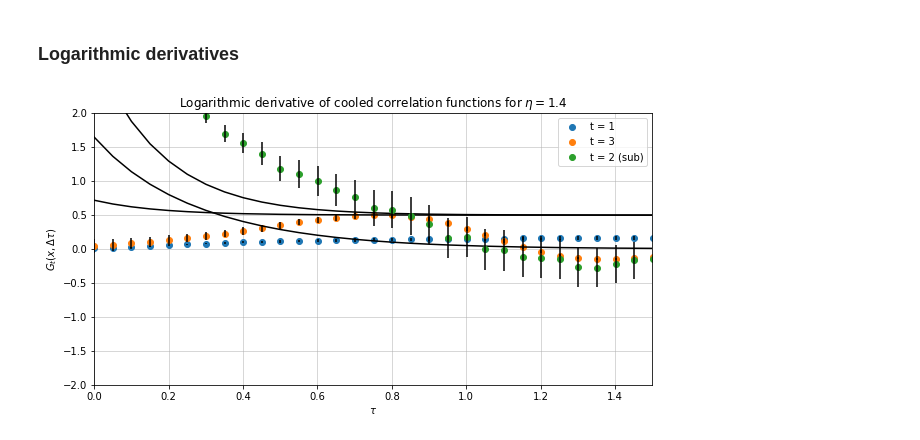
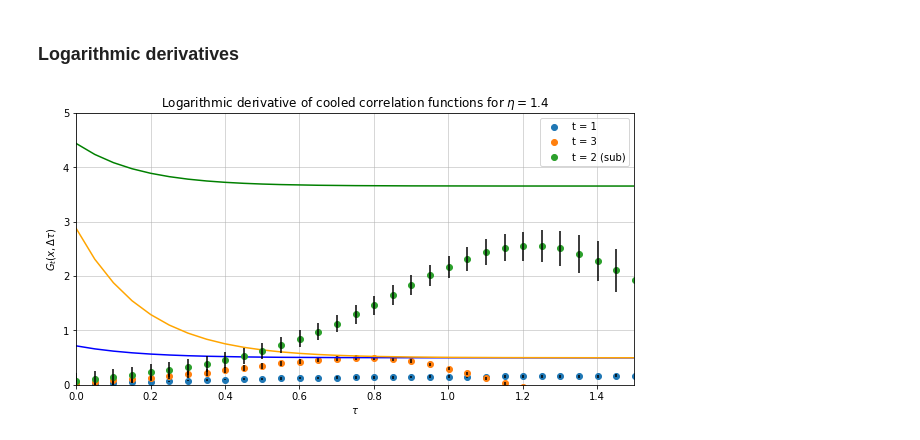
Before and after one commit to FabioOri/QuantumMonteCarlo, a Jupyter notebook: 2_montecarlo.ipynb, the cells around one changed output. Cells and saved outputs as stored; diff of their text form; code cells hidden in the pictures.

```diff
--- a/2_montecarlo.ipynb
+++ b/2_montecarlo.ipynb
@@ -459,15 +459,16 @@ $$
 # Function that computes the logarithmic derivative of a vector
 def logder(x):
 
-    for i in range(len(x)):
+    for i in range(len(x)):          # Avoid numerical errors in the unimportant parts of vector x
         if x[i] <= 0:
             x[i] = 1e-10
 
     logx = np.log(x)
     logder = - diff(logx) / a
-    logder = np.append(logder, 0)
+    logder = np.append(logder, 0)    # The length must be the same as the one of vector tau
+                                     # (what appears at the end has no importance)
+    return logder
 
-    return logder
 
 # Plotting the logarithmic derivative of the correlation functions
 fig, ax = plt.subplots(figsize = (10,5))
@@ -482,13 +483,11 @@ for i in range(0, Ncf, 2):
 
     plt.errorbar(tau_vec, logder(np.abs(G_two[:,i])), yerr = logG_err[:,i], xerr = None, fmt = 'None', ecolor = 'black')
 
-# Subtraction term
-G_exact_sub[:,1] = G_exact[:,1] - rho[0,1]
+G_exact_sub = G_exact[:,1] - rho[0,1]            # Subtraction constant for exact correlation function
 
 ax. plot(tau_vec, logder(np.abs(G_exact[:,0])), color = 'blue')
-ax. plot(tau_vec, logder(np.abs(G_exact[:,1])), color = 'green')
+ax. plot(tau_vec, logder(np.abs(G_exact_sub)), color = 'green')        # Subtracted one
 ax. plot(tau_vec, logder(np.abs(G_exact[:,2])), color = 'orange')
-
 
 # Even-order correlation function with constant value subtracted
 Gsub = G_two[:,1] - np.square(G_one[:,1])
@@ -579,41 +578,43 @@ plt.show()
 ### Logarithmic derivatives
 # %%
 # Plotting the logarithmic derivative of the correlation functions
-fig, ax = plt.subplots(figsize=(10,5))
+fig, ax = plt.subplots(figsize = (10,5))
 
 for i in range(0, Ncf, 2):
-    ax.plot(tau_vec, logder(np.abs(G_twoC[:,i])), 'o', label = 't = '+str(i+1))
+    ax.plot(tau_vec, logder(np.abs(G_twoC[:,i])), 'o', label = 't = ' + str(i+1))
 
-    logG_err = np.zeros((N,3));
+    logG_err = np.zeros((N,3))
     for j in range(N-1):
-        logG_err[j,i] = np.square(deltaG[j+1,i] / G_twoC[j,i]) + np.square(deltaG[j,i]*G_twoC[j+1,i] / np.square(G_twoC[j,i]));
-        logG_err[j,i] = np.sqrt(logG_err[j,i]);
+        logG_err[j,i] = np.square(deltaG[j+1,i] / G_twoC[j,i]) + np.square(deltaG[j,i]*G_twoC[j+1,i] / np.square(G_twoC[j,i]))
+        logG_err[j,i] = np.sqrt(logG_err[j,i])
 
     plt.errorbar(tau_vec, logder(np.abs(G_twoC[:,i])), yerr = logG_err[:,i], xerr = None, fmt = 'None', ecolor = 'black')
 
-for i in range(Ncf):
-    ax. plot(tau_vec, logder(np.abs(G_exact[:,i])), color = 'black')
+ax. plot(tau_vec, logder(np.abs(G_exact[:,0])), color = 'blue')
+ax. plot(tau_vec, logder(np.abs(G_exact_sub)), color = 'green')        # Subtracted one
+ax. plot(tau_vec, logder(np.abs(G_exact[:,2])), color = 'orange')
 
 # Even-order correlation function with constant value subtracted
-Gsub = G_two[:,1] - np.power(G_one[:,1], 2);
-Gsub_err = np.sqrt(np.square(deltaG[:,1]) + np.square(2*G_one[:,1]*deltaG[:,0]));   # Error propagation
+GsubC = G_twoC[:,1] - np.square(G_oneC[:,1])
+Gsub_err = np.sqrt(np.square(deltaG[:,1]) + np.square(2*G_oneC[:,1]*deltaG[N-1,1]))     # Error propagation
 
 # Computing the errors of the logarithmic derivative
-logG_err = np.zeros(N);
+logG_err = np.zeros(N)
 for j in range(N-1):
-    logG_err[j] = np.square(Gsub_err[j+1] / Gsub[j]) + np.square(Gsub_err[j]*Gsub[j+1] / np.square(Gsub[j]));
-    logG_err[j] = np.sqrt(logG_err[j]);
+    logG_err[j] = np.square(Gsub_err[j+1] / GsubC[j]) + np.square(Gsub_err[j]*GsubC[j+1] / np.square(GsubC[j]))
+    logG_err[j] = np.sqrt(logG_err[j])
 
-ax.plot(tau_vec, logder(np.abs(Gsub)), 'o', label = 't = 2 (sub)')
-plt.errorbar(tau_vec, logder(np.abs(Gsub)), logG_err, xerr = None, fmt = 'None', ecolor = 'black')
+# Plotting the subtracted correlation function
+ax.plot(tau_vec, logder(np.abs(GsubC)), 'o', label = 't = 2 (sub)')
+plt.errorbar(tau_vec, logder(np.abs(GsubC)), logG_err, xerr = None, fmt = 'None', ecolor = 'black')
 
 ax.set_xlabel('$\\tau$');
 ax.set_ylabel('$G_t(x,\Delta\\tau)$');
 plt.xlim([0, 1.5])
-plt.ylim([-2, 2])
+plt.ylim([0, 5])
 plt.grid(linewidth=0.5);
 plt.title('Logarithmic derivative of cooled correlation functions for $\eta =$'+str(eta));
 plt.legend()
 plt.show()
 # %% [output]
-[figure, old version]
+[figure, new version]
```
Also changed, not shown: parts of 6 cells of this notebook.
